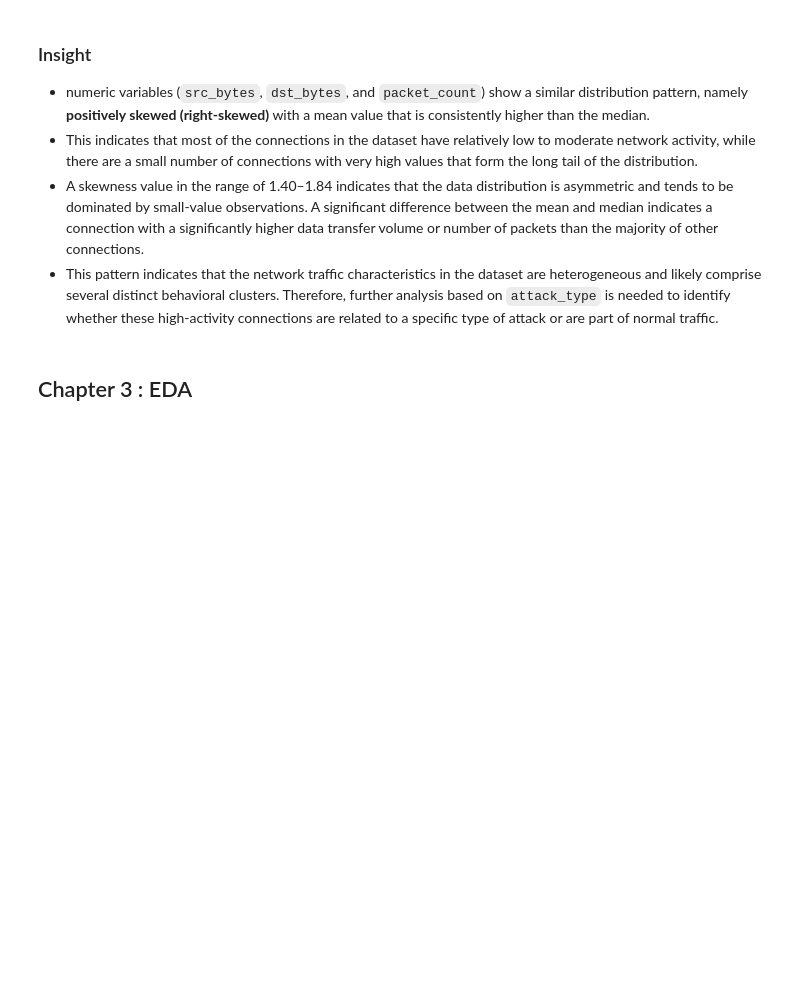
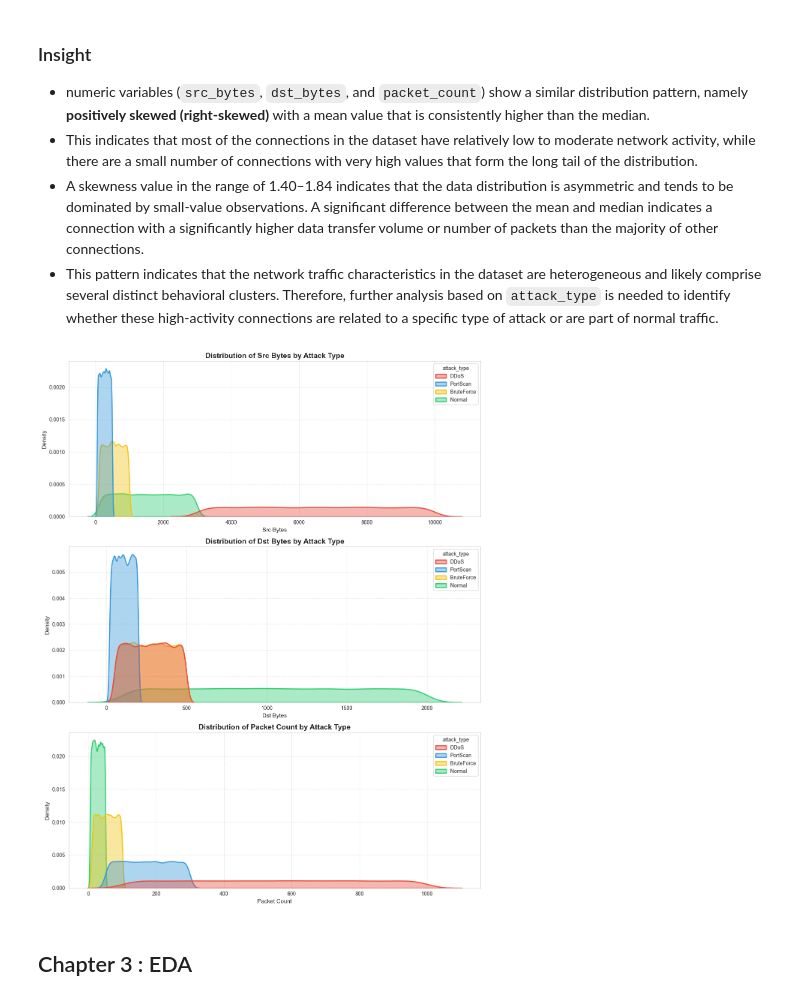
Before and after one commit to fathirrizkifadillah/Cyber-Security-Attack, a Jupyter notebook: main.ipynb, the cells around one changed output. Saved outputs shown, nothing was run; the diff lists cells and outputs as text; code cells hidden in the pictures; blank space fills up the shorter version.

Commit message:
Add Data Insight and Distribution of Src Bytes by Attack Type

```diff
--- a/main.ipynb
+++ b/main.ipynb
@@ -350,5 +411,63 @@ plt.show()
 - A skewness value in the range of 1.40–1.84 indicates that the data distribution is asymmetric and tends to be dominated by small-value observations. A significant difference between the mean and median indicates a connection with a significantly higher data transfer volume or number of packets than the majority of other connections.
 - This pattern indicates that the network traffic characteristics in the dataset are heterogeneous and likely comprise several distinct behavioral clusters. Therefore, further analysis based on `attack_type` is needed to identify whether these high-activity connections are related to a specific type of attack or are part of normal traffic.
+# %%
+target_columns = [
+    'src_bytes',
+    'dst_bytes',
+    'packet_count'
+]
+
+fig, axes = plt.subplots(
+    nrows=3,
+    ncols=1,
+    figsize=(12, 15)
+)
+
+axes = axes.flatten()
+
+palette = {'Normal': '#2ecc71', 'DDoS': '#e74c3c', 'PortScan': '#3498db', 'BruteForce': '#f1c40f'}
+
+for ax, col in zip(axes, target_columns):
+
+    sns.kdeplot(
+        data=df,
+        x=col,
+        hue='attack_type',
+        fill=True,
+        common_norm=False,
+        palette=palette,
+        alpha=0.4,
+        linewidth=2,
+        ax=ax
+    )
+
+    ax.set_title(
+        f'Distribution of {col.replace("_", " ").title()} by Attack Type',
+        fontsize=14,
+        fontweight='bold'
+    )
+    ax.set_xlabel(col.replace("_", " ").title(), fontsize=11)
+    ax.set_ylabel('Density', fontsize=11)
+    ax.grid(True, linestyle='--', alpha=0.5)
+
+plt.tight_layout()
+
+os.makedirs('img', exist_ok=True)
+filepath = os.path.join(
+    'img',
+    'Distribution_Analysis_by_Attack_Type.png'
+)
+
+plt.savefig(
+    filepath,
+    dpi=300,
+    bbox_inches='tight',
+    facecolor='white'
+)
+
+plt.show()
+# %% [output]
+[figure, added]
 # %% [markdown]
 ## Chapter 3 : EDA
 # %% [markdown]
```
Also changed, not shown: parts of 1 cell of this notebook, 1 other file.
